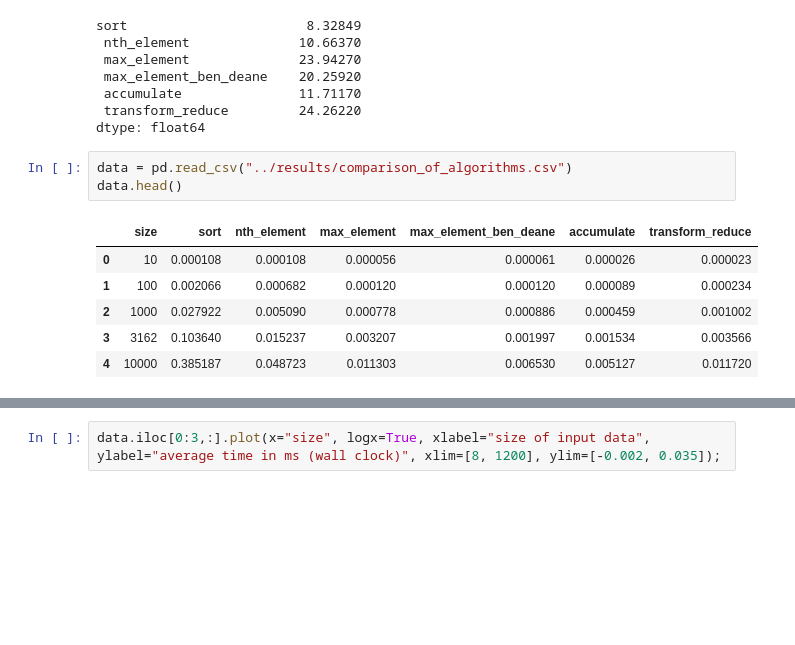
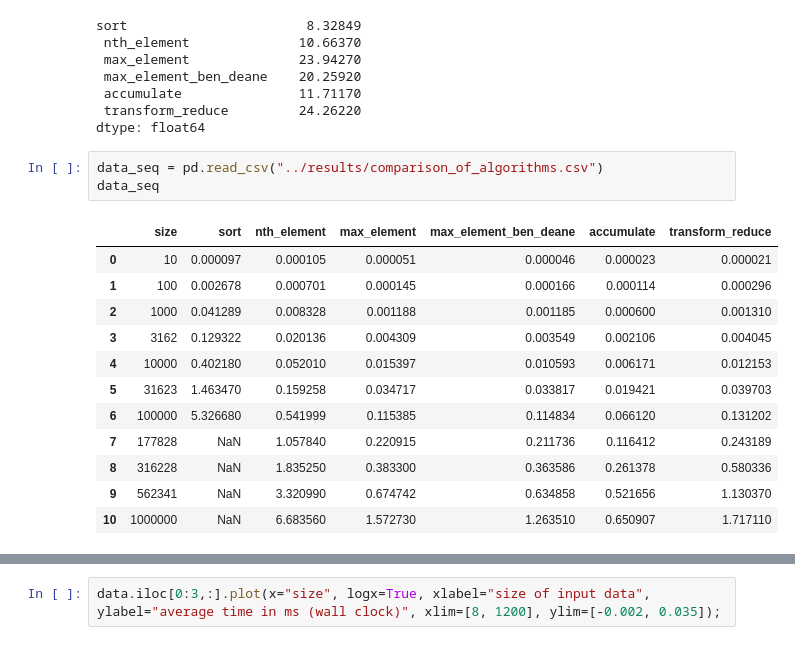
Before and after one commit to AndreasSchaetti/TopTwo, a Jupyter notebook: notebooks/analyze_timing_data.ipynb, the cells around one changed output, grey strips where cells are left out. Drawn from its saved outputs; the diff is of its cells as text; blank space fills up the shorter version.

```diff
--- a/notebooks/analyze_timing_data.ipynb
+++ b/notebooks/analyze_timing_data.ipynb
@@ -47,13 +47,19 @@ sort                       8.32849
  transform_reduce         24.26220
 dtype: float64
 # %%
-data = pd.read_csv("../results/comparison_of_algorithms.csv")
-data.head()
+data_seq = pd.read_csv("../results/comparison_of_algorithms.csv")
+data_seq
 # %% [output]
 |  | size | sort | nth_element | max_element | max_element_ben_deane | accumulate | transform_reduce |
-| 0 | 10 | 0.000108 | 0.000108 | 0.000056 | 0.000061 | 0.000026 | 0.000023 |
-| 1 | 100 | 0.002066 | 0.000682 | 0.000120 | 0.000120 | 0.000089 | 0.000234 |
-| 2 | 1000 | 0.027922 | 0.005090 | 0.000778 | 0.000886 | 0.000459 | 0.001002 |
-| 3 | 3162 | 0.103640 | 0.015237 | 0.003207 | 0.001997 | 0.001534 | 0.003566 |
-| 4 | 10000 | 0.385187 | 0.048723 | 0.011303 | 0.006530 | 0.005127 | 0.011720 |
+| 0 | 10 | 0.000097 | 0.000105 | 0.000051 | 0.000046 | 0.000023 | 0.000021 |
+| 1 | 100 | 0.002678 | 0.000701 | 0.000145 | 0.000166 | 0.000114 | 0.000296 |
+| 2 | 1000 | 0.041289 | 0.008328 | 0.001188 | 0.001185 | 0.000600 | 0.001310 |
+| 3 | 3162 | 0.129322 | 0.020136 | 0.004309 | 0.003549 | 0.002106 | 0.004045 |
+| 4 | 10000 | 0.402180 | 0.052010 | 0.015397 | 0.010593 | 0.006171 | 0.012153 |
+| 5 | 31623 | 1.463470 | 0.159258 | 0.034717 | 0.033817 | 0.019421 | 0.039703 |
+| 6 | 100000 | 5.326680 | 0.541999 | 0.115385 | 0.114834 | 0.066120 | 0.131202 |
+| 7 | 177828 | NaN | 1.057840 | 0.220915 | 0.211736 | 0.116412 | 0.243189 |
+| 8 | 316228 | NaN | 1.835250 | 0.383300 | 0.363586 | 0.261378 | 0.580336 |
+| 9 | 562341 | NaN | 3.320990 | 0.674742 | 0.634858 | 0.521656 | 1.130370 |
+| 10 | 1000000 | NaN | 6.683560 | 1.572730 | 1.263510 | 0.650907 | 1.717110 |
 # %%
```
Also changed, not shown: parts of 4 cells of this notebook.
